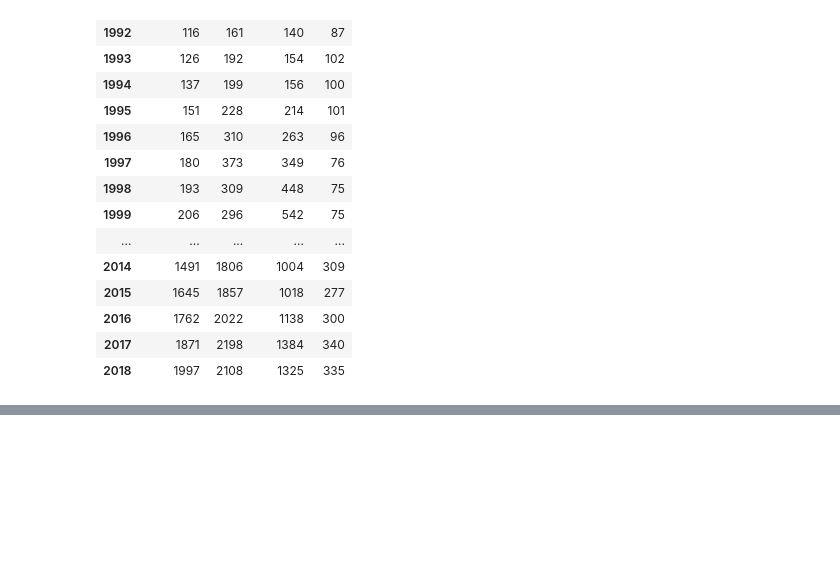
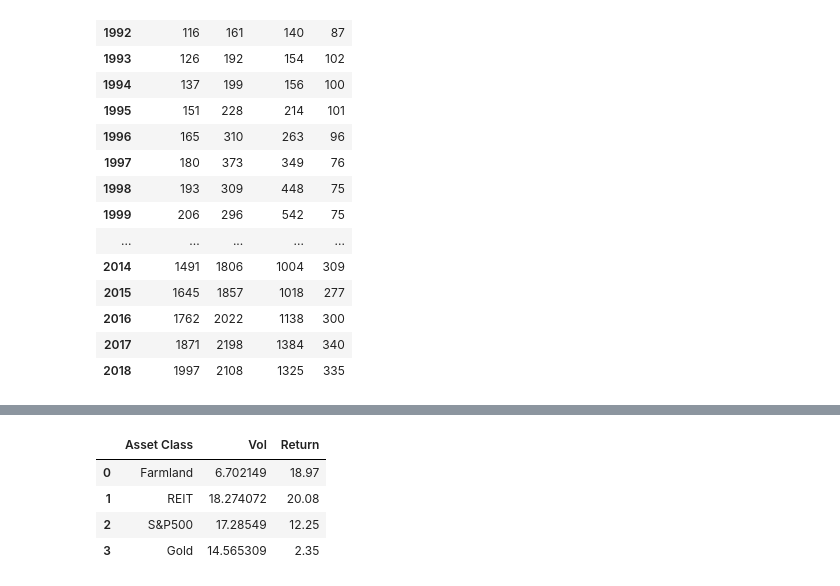
Before and after one commit to kevin-mau/farmland_tokenizer, a Jupyter notebook: farmland_diversification_analysis.ipynb, the cells around one changed output, grey strips where cells are left out. Cells and saved outputs as stored; diff of their text form; code cells hidden in the pictures; blank space fills up the shorter version.

```diff
--- a/farmland_diversification_analysis.ipynb
+++ b/farmland_diversification_analysis.ipynb
@@ -887,0 +941,10 @@ historic_prices_df.hvplot()
+# %%
+# Calculate volatility
+farmland_vol = historic_prices_df["Farmland Returns"].std()
+reit_vol = historic_prices_df["REIT Returns"].std()
+sp500_vol = historic_prices_df["S&P500 Returns"].std()
+gold_vol = historic_prices_df["Gold Returns"].std()
+display(farmland_vol)
+display(reit_vol)
+display(sp500_vol)
+display(gold_vol)
@@ -887,0 +956,28 @@ historic_prices_df.hvplot()
+# %%
+# Save the return and vol in a dataframe and display it
+risk_return_calc_df = pd.DataFrame(columns=['Asset Class', 'Vol', "Return"])
+risk_return_calc_df.loc[0, 'Asset Class'] = 'Farmland'
+risk_return_calc_df.loc[0, 'Vol'] = farmland_vol * 100
+risk_return_calc_df.loc[0, 'Return'] = historic_prices_df['Farmland Cumprod Returns'].iloc[-1]
+
+risk_return_calc_df.loc[1, 'Asset Class'] = 'REIT'
+risk_return_calc_df.loc[1, 'Vol'] = reit_vol * 100
+risk_return_calc_df.loc[1, 'Return'] = historic_prices_df['REIT Cumprod Returns'].iloc[-1]
+
+risk_return_calc_df.loc[2, 'Asset Class'] = 'S&P500'
+risk_return_calc_df.loc[2, 'Vol'] = sp500_vol * 100
+risk_return_calc_df.loc[2, 'Return'] = historic_prices_df['S&P500 Cumprod Returns'].iloc[-1]
+
+risk_return_calc_df.loc[3, 'Asset Class'] = 'Gold'
+risk_return_calc_df.loc[3, 'Vol'] = gold_vol * 100
+risk_return_calc_df.loc[3, 'Return'] = historic_prices_df['Gold Cumprod Returns'].iloc[-1]
+
+display(risk_return_calc_df)
+ # Display the risk return plot for the asset classes
+display(risk_return_calc_df.hvplot.scatter(x="Vol", y="Return", hover_cols='all', xlabel="Vol (%)", size=110, ylabel="Return (%)", by="Asset Class", legend='top'))
+# %% [output]
+|  | Asset Class | Vol | Return |
+| 0 | Farmland | 6.702149 | 18.97 |
+| 1 | REIT | 18.274072 | 20.08 |
+| 2 | S&P500 | 17.28549 | 12.25 |
+| 3 | Gold | 14.565309 | 2.35 |
```
Also changed, not shown: parts of 6 cells of this notebook, 1 other file.
